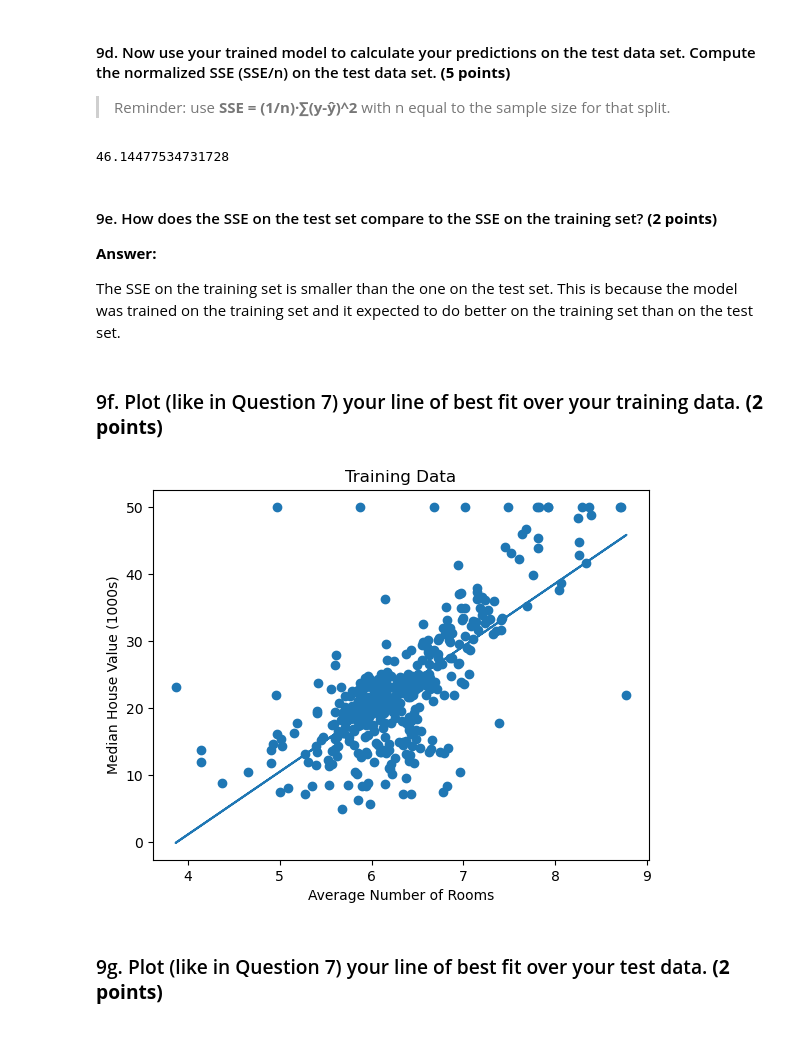
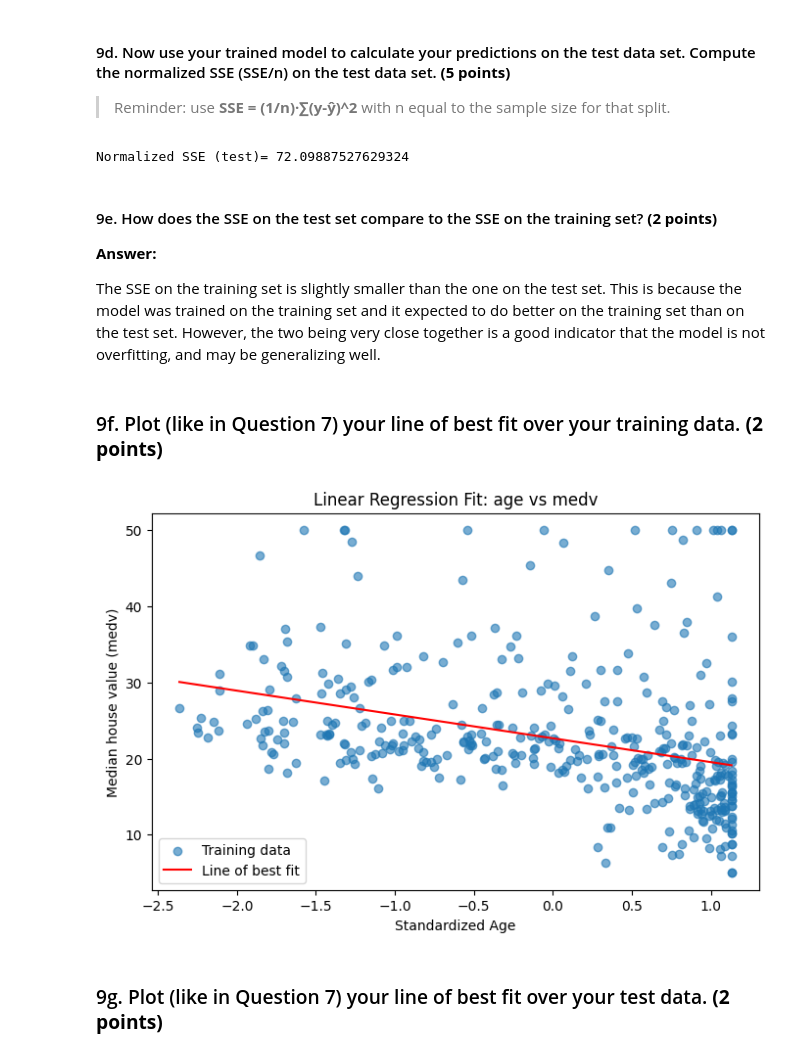
Before and after one commit to alibpowell/project2, a Jupyter notebook: 02_Student_Template_v2.ipynb, the cells around one changed output. Saved outputs shown, nothing was run; the diff lists cells and outputs as text; code cells hidden in the pictures.

```diff
--- a/02_Student_Template_v2.ipynb
+++ b/02_Student_Template_v2.ipynb
@@ -412,32 +464,43 @@ print(sse_train)
 # Evaluate your trained model on the test data.
 # Compute the **normalized** SSE (SSE/n) on the TEST split.
 # TODO: compute sse_test below
-x_test_standardized = (x_test - mean_train) / std_train
-X_test = prepare_matrix(x_test_standardized)
-y_test_pred = predict(X_test, beta)
-sse_test = np.mean((y_test - y_test_pred) ** 2)
-print(sse_test)
+
+
+X_test = np.column_stack([np.ones(len(x_test_scaled_age)), x_test_scaled_age])
+
+yhat_test = X_test @ beta_hat
+y_test_flat = y_test.flatten()
+n = len(y_test_flat)
+sse_test = (1/n) * np.sum((y_test_flat - yhat_test)**2)
+
+print("Normalized SSE (test)=", sse_test)
 # %% [output]
-46.14477534731728
+Normalized SSE (test)= 72.09887527629324
 # %% [markdown]
 #### 9e. How does the SSE on the test set compare to the SSE on the training set? **(2 points)**
 
 **Answer:**
 
-The SSE on the training set is smaller than the one on the test set. This is because the model was trained on the training set and it expected to do better on the training set than on the test set.
+The SSE on the training set is slightly smaller than the one on the test set. This is because the model was trained on the training set and it expected to do better on the training set than on the test set. However, the two being very close together is a good indicator that the model is not overfitting, and may be generalizing well.
 # %% [markdown]
 ### 9f. Plot (like in Question 7) your line of best fit over your training data. **(2 points)**
-# %%
-# Plot here
-y_train_pred = predict(X_train, beta)
-
-plt.scatter(x_train, y_train)
-plt.plot(x_train, y_train_pred)
-plt.xlabel('Average Number of Rooms')
-plt.ylabel('Median House Value (1000s)')
-plt.title('Training Data')
-plt.show()
-# %% [output]
-[figure, removed]
+# %%
+
+x_feature = x_train_scaled_age.flatten()
+y_true = y_train.flatten()
+x_sorted = np.sort(x_feature)
+y_line = beta_0 + beta_1 * x_sorted
+
+plt.figure(figsize=(8,5))
+plt.scatter(x_feature, y_true, alpha=0.6, label="Training data")
+plt.plot(x_sorted, y_line, color="red", label="Line of best fit")
+
+plt.xlabel("Standardized Age")
+plt.ylabel("Median house value (medv)")
+plt.title("Linear Regression Fit: age vs medv")
+plt.legend()
+plt.show()
+# %% [output]
+[figure, added]
 # %% [markdown]
 ### 9g. Plot (like in Question 7) your line of best fit over your test data. **(2 points)**
```
Also changed, not shown: parts of 37 cells of this notebook.
